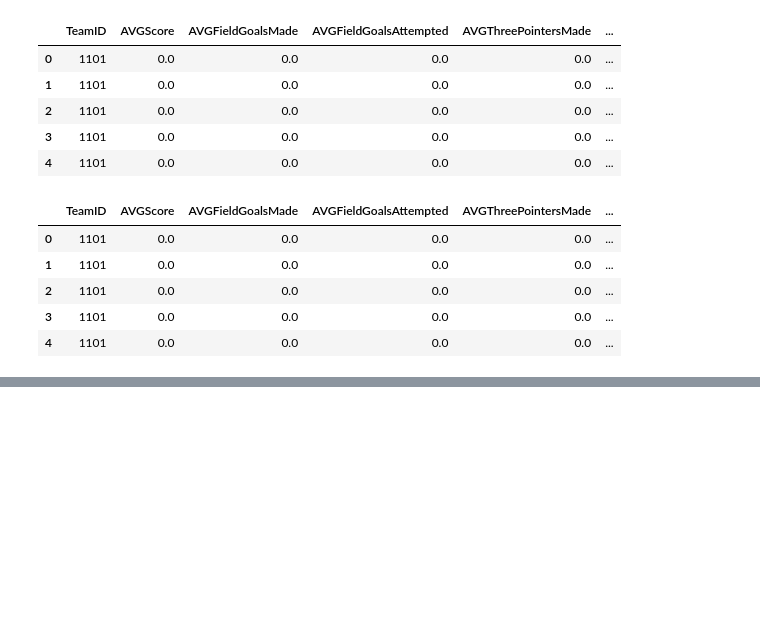
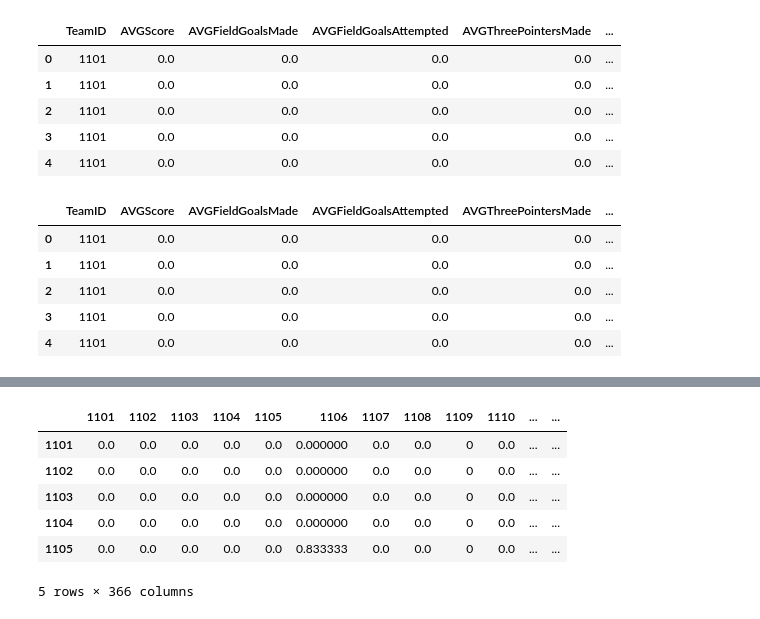
Before and after one commit to wamaithagitaka/CMPT491Group5, a Jupyter notebook: Team Summary.ipynb, the cells around one changed output, grey strips where cells are left out. Cells and saved outputs as stored; diff of their text form; code cells hidden in the pictures; blank space fills up the shorter version.

```diff
--- a/Team Summary.ipynb
+++ b/Team Summary.ipynb
@@ -295,0 +300,11 @@ for column in columns[1:-1]:
+# %%
+win_df.fillna(value=0, inplace=True)
+win_df.head()
+# %% [output]
+|  | 1101 | 1102 | 1103 | 1104 | 1105 | 1106 | 1107 | 1108 | 1109 | 1110 | ... | ... |
+| 1101 | 0.0 | 0.0 | 0.0 | 0.0 | 0.0 | 0.000000 | 0.0 | 0.0 | 0 | 0.0 | ... | ... |
+| 1102 | 0.0 | 0.0 | 0.0 | 0.0 | 0.0 | 0.000000 | 0.0 | 0.0 | 0 | 0.0 | ... | ... |
+| 1103 | 0.0 | 0.0 | 0.0 | 0.0 | 0.0 | 0.000000 | 0.0 | 0.0 | 0 | 0.0 | ... | ... |
+| 1104 | 0.0 | 0.0 | 0.0 | 0.0 | 0.0 | 0.000000 | 0.0 | 0.0 | 0 | 0.0 | ... | ... |
+| 1105 | 0.0 | 0.0 | 0.0 | 0.0 | 0.0 | 0.833333 | 0.0 | 0.0 | 0 | 0.0 | ... | ... |
+5 rows × 366 columns
```
Also changed, not shown: parts of 10 cells of this notebook, 1 other file.
